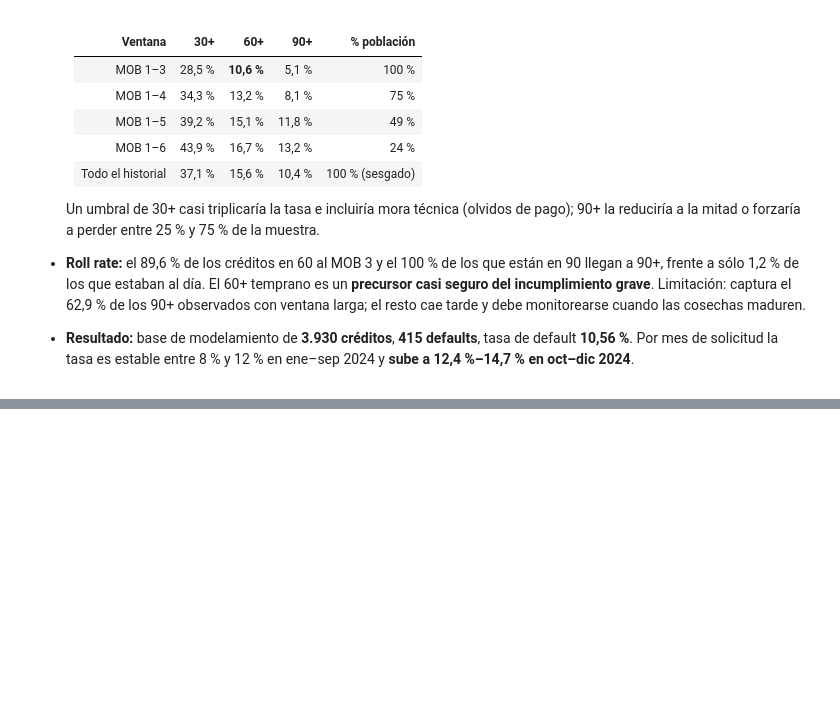
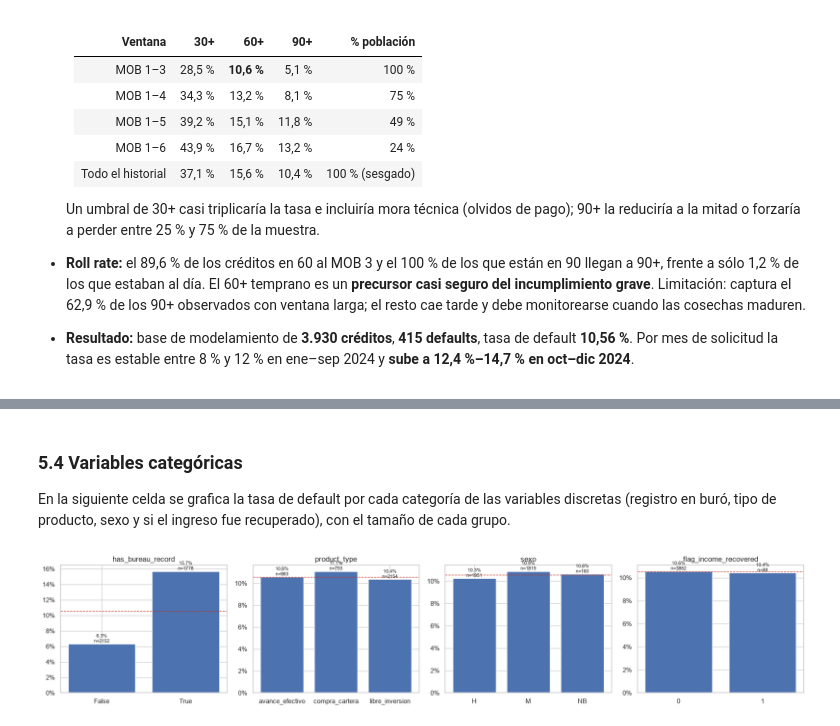
Before and after one commit to maisaarial/prueba-nequi, a Jupyter notebook: notebooks/01_modelo_pd_thin_file.ipynb, the cells around one changed output, grey strips where cells are left out. Drawn from its saved outputs; the diff is of its cells as text; code cells hidden in the pictures; blank space fills up the shorter version.

```diff
--- a/notebooks/01_modelo_pd_thin_file.ipynb
+++ b/notebooks/01_modelo_pd_thin_file.ipynb
@@ -774,0 +834,9 @@ Base de modelamiento: 3,930 | defaults: 415 | tasa: 10.56%
+# %%
+filas = []
+for c in eda_num + ["monto_bono_referidos"]:
+    a, d = auc_univariada(abt["default"], abt[c])
+    m = abt[c].notna()
+    filas.append({"variable": c, "AUC": a, "direccion_riesgo": d,
+                  "KS": ks(abt.default[m], abt[c][m] * (1 if d == "+" else -1)), "n": int(m.sum())})
+uni = pd.DataFrame(filas).sort_values("AUC", ascending=False).set_index("variable")
+uni.round(4)
@@ -774,0 +859,18 @@ Base de modelamiento: 3,930 | defaults: 415 | tasa: 10.56%
+# %% [markdown]
+### 5.4 Variables categóricas
+En la siguiente celda se grafica la tasa de default por cada categoría de las variables
+discretas (registro en buró, tipo de producto, sexo y si el ingreso fue recuperado),
+con el tamaño de cada grupo.
+# %%
+fig, axes = plt.subplots(1, 4, figsize=(18, 3.8))
+for ax, c in zip(axes, ["has_bureau_record", "product_type", "sexo", "flag_income_recovered"]):
+    r = abt.groupby(c)["default"].agg(["mean", "size"])
+    ax.bar(r.index.astype(str), r["mean"], color="#4C72B0")
+    ax.axhline(base, ls="--", color="#C0392B", lw=1)
+    for i, (v, n) in enumerate(zip(r["mean"], r["size"])):
+        ax.text(i, v, f"{v:.1%}\nn={n}", ha="center", va="bottom", fontsize=8)
+    ax.set_title(c)
+    ax.yaxis.set_major_formatter(plt.FuncFormatter(lambda v, _: f"{v:.0%}"))
+plt.tight_layout(); plt.show()
+# %% [output]
+[figure, added]
```
Also changed, not shown: parts of 8 cells of this notebook.
